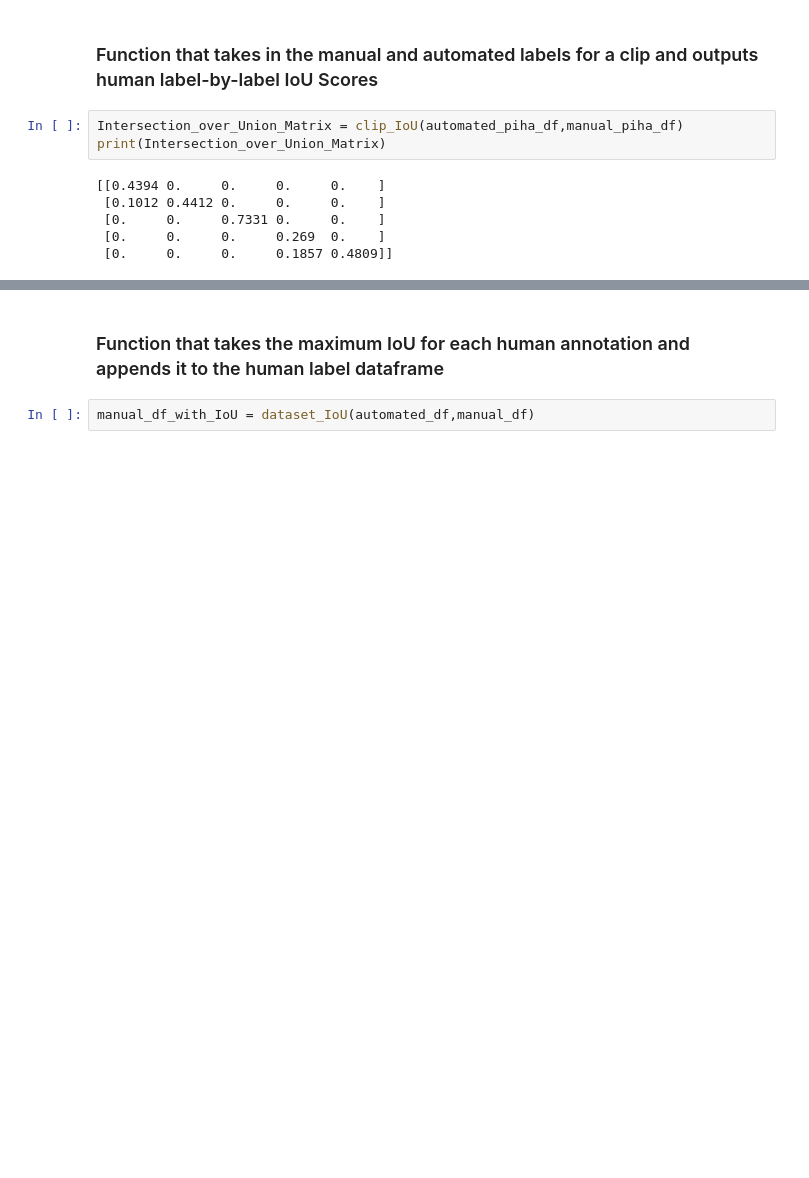
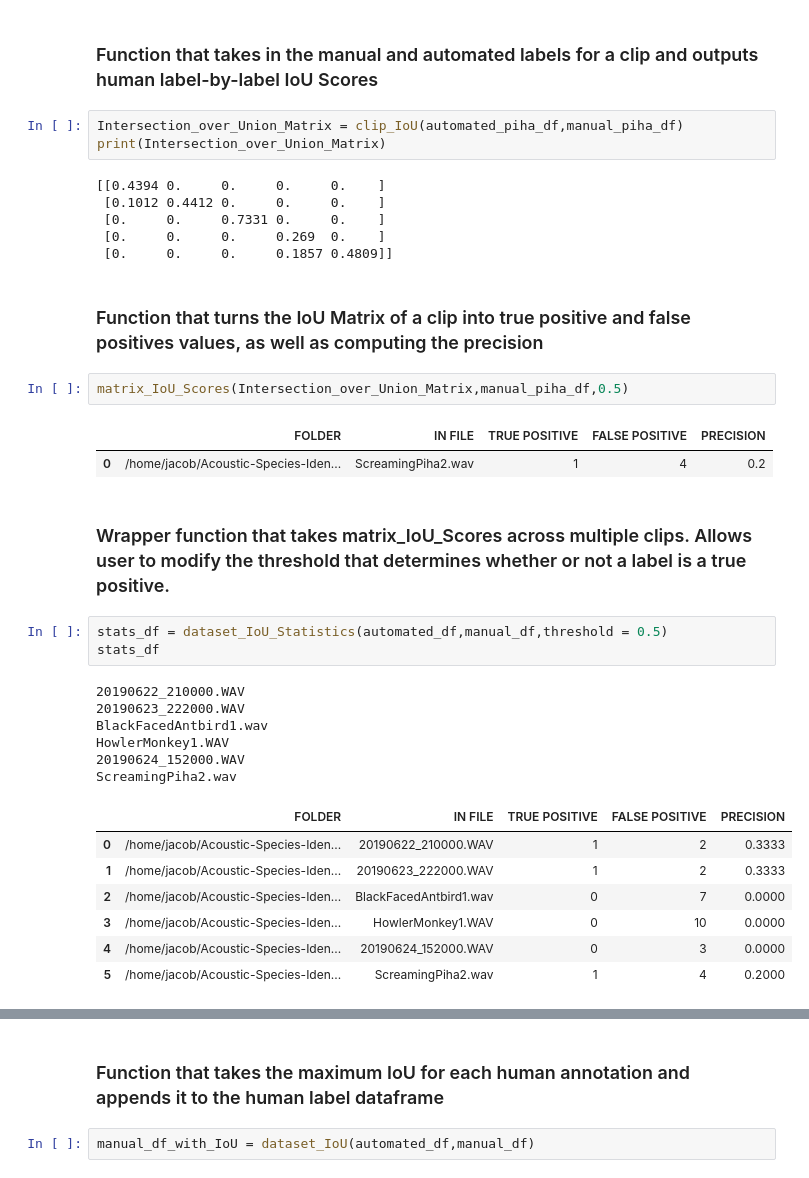
Before and after one commit to UCSD-E4E/PyHa, a Jupyter notebook: Microfaune_Local_Score_Package_Tutorial.ipynb, the cells around one changed output, grey strips where cells are left out. Drawn from its saved outputs; the diff is of its cells as text; blank space fills up the shorter version.

```diff
--- a/Microfaune_Local_Score_Package_Tutorial.ipynb
+++ b/Microfaune_Local_Score_Package_Tutorial.ipynb
@@ -126,3 +126,29 @@ print(Intersection_over_Union_Matrix)
  [0.     0.     0.7331 0.     0.    ]
  [0.     0.     0.     0.269  0.    ]
  [0.     0.     0.     0.1857 0.4809]]
+# %% [markdown]
+### Function that turns the IoU Matrix of a clip into true positive and false positives values, as well as computing the precision
+# %%
+matrix_IoU_Scores(Intersection_over_Union_Matrix,manual_piha_df,0.5)
+# %% [output]
+|  | FOLDER | IN FILE | TRUE POSITIVE | FALSE POSITIVE | PRECISION |
+| 0 | /home/jacob/Acoustic-Species-Iden... | ScreamingPiha2.wav | 1 | 4 | 0.2 |
+# %% [markdown]
+### Wrapper function that takes matrix_IoU_Scores across multiple clips. Allows user to modify the threshold that determines whether or not a label is a true positive.
+# %%
+stats_df = dataset_IoU_Statistics(automated_df,manual_df,threshold = 0.5)
+stats_df
+# %% [output]
+20190622_210000.WAV
+20190623_222000.WAV
+BlackFacedAntbird1.wav
+HowlerMonkey1.WAV
+20190624_152000.WAV
+ScreamingPiha2.wav
+|  | FOLDER | IN FILE | TRUE POSITIVE | FALSE POSITIVE | PRECISION |
+| 0 | /home/jacob/Acoustic-Species-Iden... | 20190622_210000.WAV | 1 | 2 | 0.3333 |
+| 1 | /home/jacob/Acoustic-Species-Iden... | 20190623_222000.WAV | 1 | 2 | 0.3333 |
+| 2 | /home/jacob/Acoustic-Species-Iden... | BlackFacedAntbird1.wav | 0 | 7 | 0.0000 |
+| 3 | /home/jacob/Acoustic-Species-Iden... | HowlerMonkey1.WAV | 0 | 10 | 0.0000 |
+| 4 | /home/jacob/Acoustic-Species-Iden... | 20190624_152000.WAV | 0 | 3 | 0.0000 |
+| 5 | /home/jacob/Acoustic-Species-Iden... | ScreamingPiha2.wav | 1 | 4 | 0.2000 |
```
Also changed, not shown: parts of 8 cells of this notebook, 1 other file.
